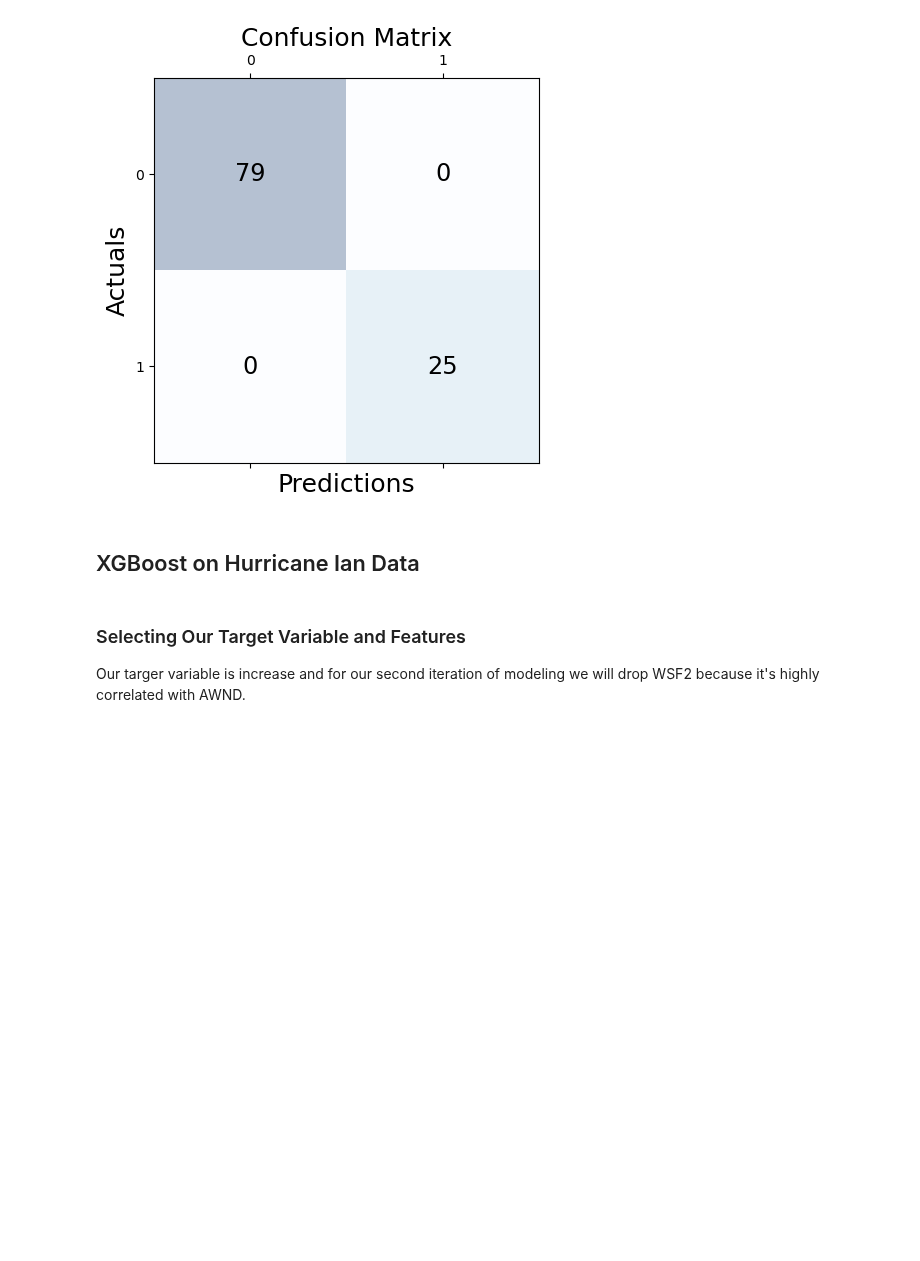
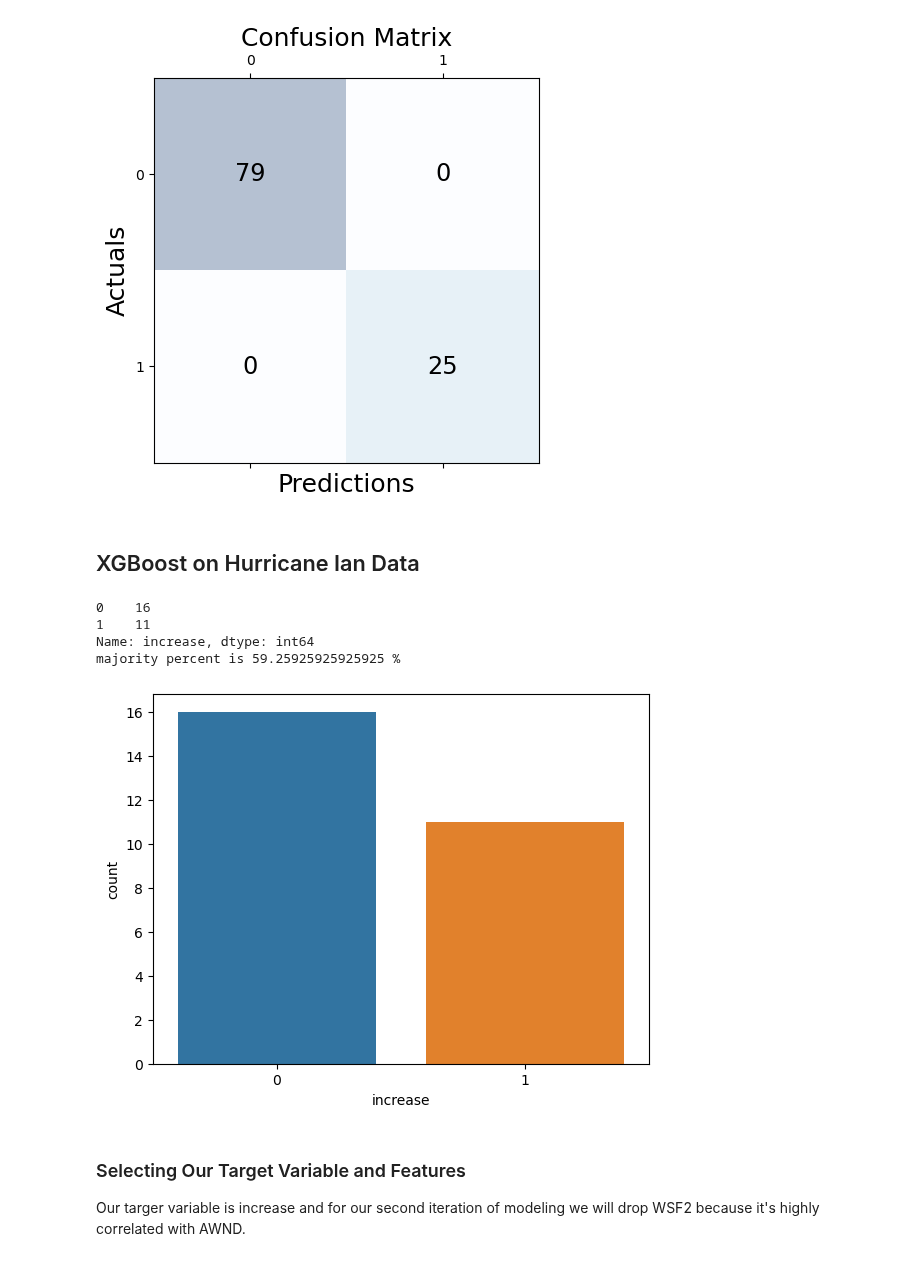
Before and after one commit to SSGrasland/Modeling-Hurricane-Impact-on-Florida-Real-Estate-Value-, a Jupyter notebook: 4. Modeling.ipynb, the cells around one changed output. Drawn from its saved outputs; the diff is of its cells as text; code cells hidden in the pictures; blank space fills up the shorter version.

```diff
--- a/4. Modeling.ipynb
+++ b/4. Modeling.ipynb
@@ -1022,3 +937,16 @@ xgb = xgb.XGBClassifier(random_state=56)
+# %%
+# Checking the balance of target variable 'increase'
+sns.countplot(x='increase', data=all_ian);
+print(all_ian['increase'].value_counts())
+#checking ratio to see what accuracy is like
+percent = (len(all_ian['increase']) - all_ian['increase'].sum())/(len(all_ian['increase']) - all_ian['increase'].sum()+all_ian['increase'].sum())*100
+print("majority percent is {}".format(percent),"%")
+# %% [output]
+0    16
+1    11
+Name: increase, dtype: int64
+majority percent is 59.25925925925925 %
+[figure, added]
 # %% [markdown]
 ### Selecting Our Target Variable and Features
 Our targer variable is increase and for our second iteration of modeling we will drop WSF2 because it's highly correlated with AWND.
```
Also changed, not shown: parts of 42 cells of this notebook, 5 other files.
